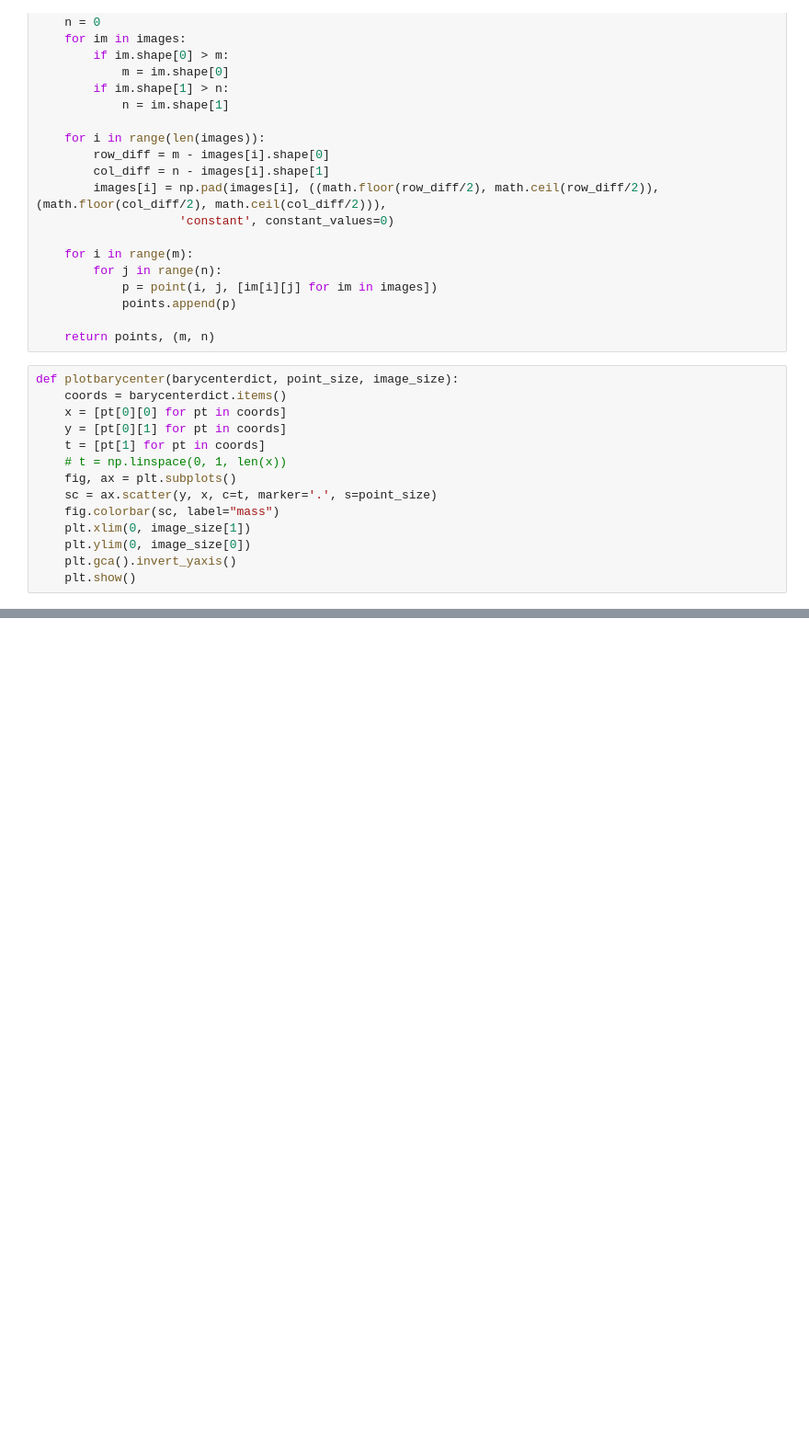
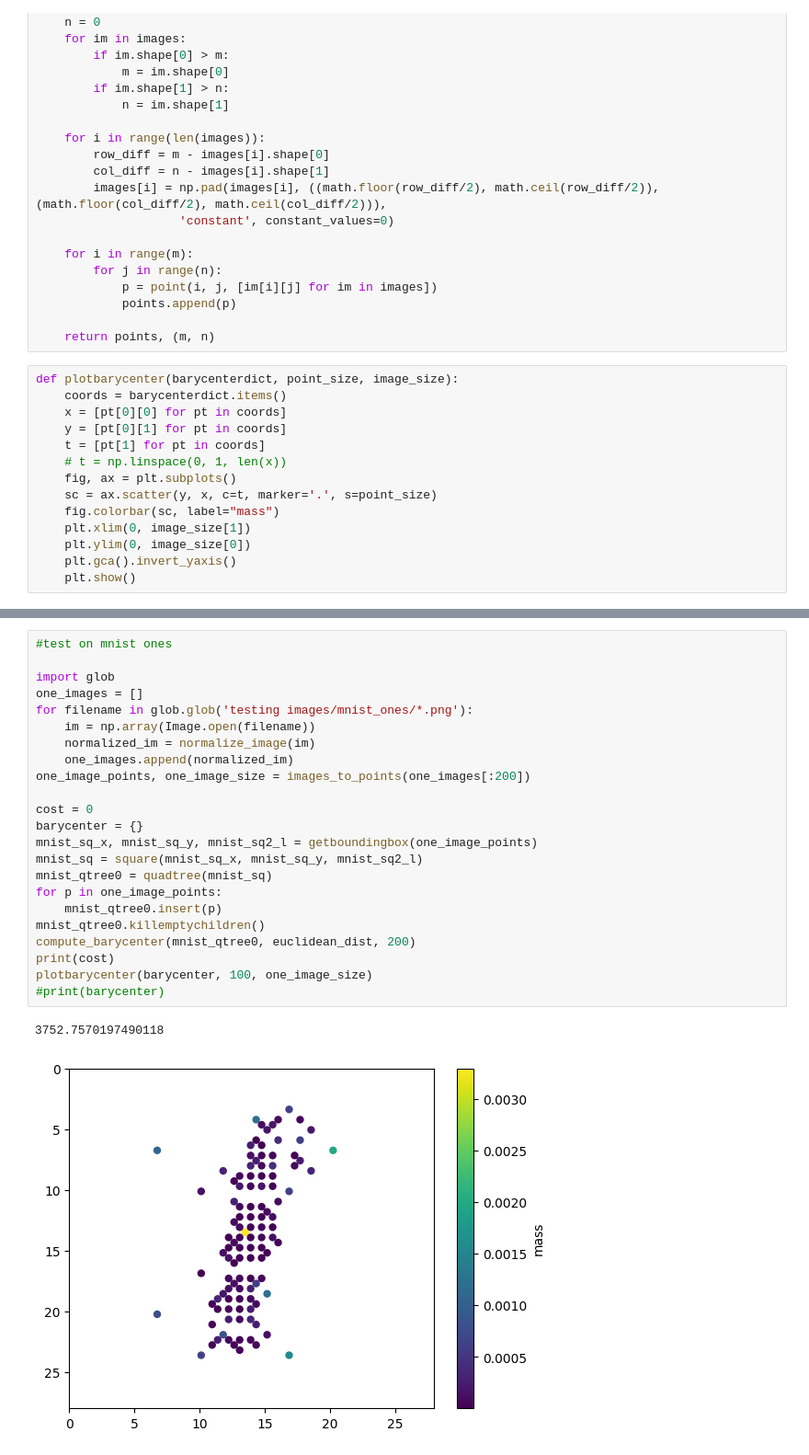
Before and after one commit to ethanyc04/csplus-ot, a Jupyter notebook: dp_barycenter_testing.ipynb, the cells around one changed output, grey strips where cells are left out. Shown: that part at 92% size. Cells and saved outputs as stored; diff of their text form; blank space fills up the shorter version.

Commit message:
tests

```diff
--- a/dp_barycenter_testing.ipynb
+++ b/dp_barycenter_testing.ipynb
@@ -529,0 +527,26 @@ plotbarycenter(barycenter, 100, zero_image_size)
+# %%
+#test on mnist ones
+
+import glob
+one_images = []
+for filename in glob.glob('testing images/mnist_ones/*.png'):
+    im = np.array(Image.open(filename))
+    normalized_im = normalize_image(im)
+    one_images.append(normalized_im)
+one_image_points, one_image_size = images_to_points(one_images[:200])
+
+cost = 0
+barycenter = {}
+mnist_sq_x, mnist_sq_y, mnist_sq2_l = getboundingbox(one_image_points)
+mnist_sq = square(mnist_sq_x, mnist_sq_y, mnist_sq2_l)
+mnist_qtree0 = quadtree(mnist_sq)
+for p in one_image_points:
+    mnist_qtree0.insert(p)
+mnist_qtree0.killemptychildren()
+compute_barycenter(mnist_qtree0, euclidean_dist, 200)
+print(cost)
+plotbarycenter(barycenter, 100, one_image_size)
+#print(barycenter)
+# %% [output]
+3752.7570197490118
+[figure, added]
```
Also changed, not shown: parts of 5 cells of this notebook.
